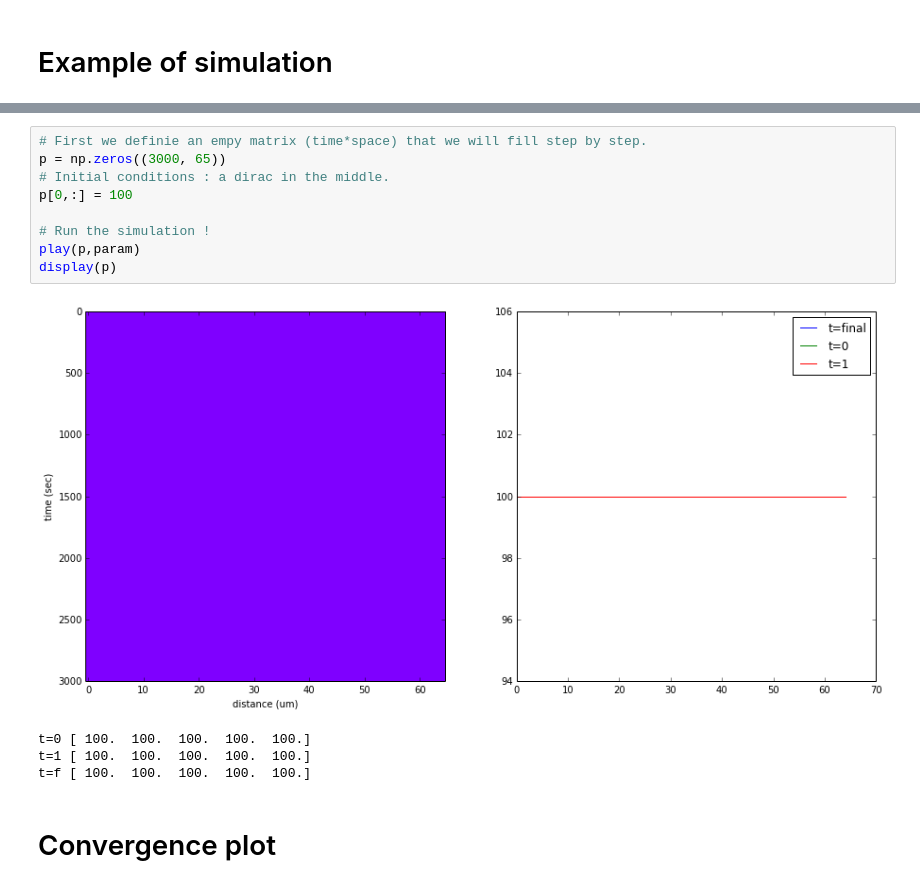
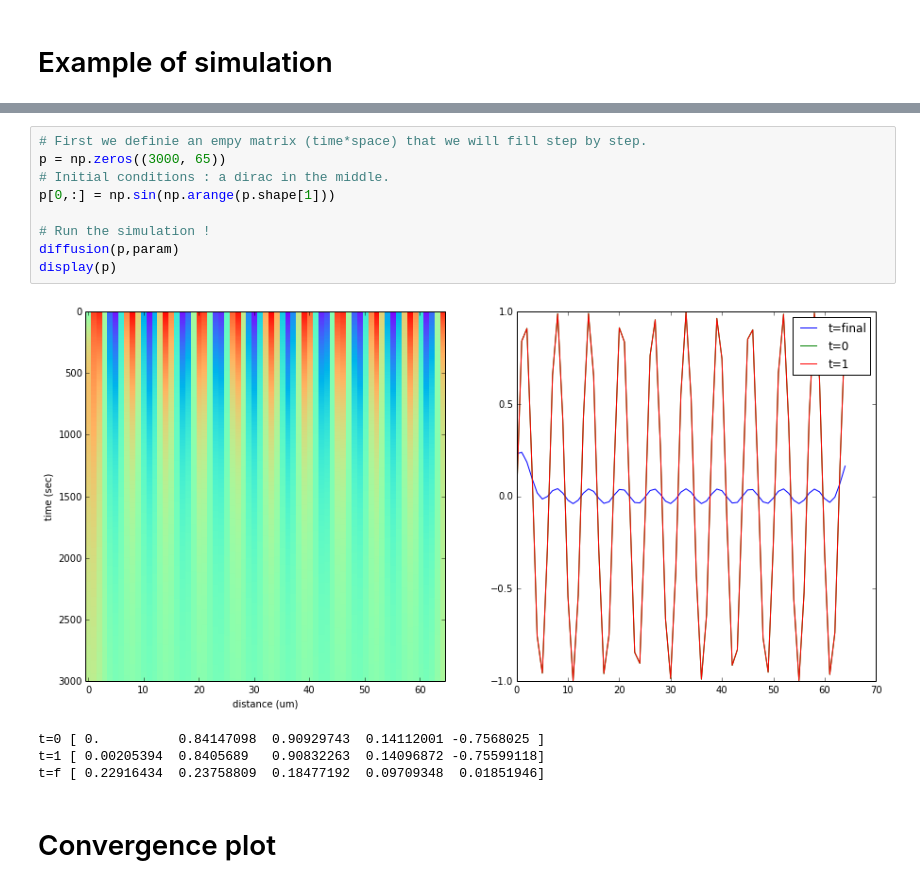
Before and after one commit to geeklhem/polarikss, a Jupyter notebook: model.ipynb, the cells around one changed output, grey strips where cells are left out. Cells and saved outputs as stored; diff of their text form.

```diff
--- a/model.ipynb
+++ b/model.ipynb
@@ -143,16 +124,16 @@ t=f [  244.93450745   464.91400061   776.68111724  1131.05156584  1423.31244265]
 # %%
 # First we definie an empy matrix (time*space) that we will fill step by step.
 p = np.zeros((3000, 65))
 # Initial conditions : a dirac in the middle.
-p[0,:] = 100
+p[0,:] = np.sin(np.arange(p.shape[1]))
 
 # Run the simulation !
-play(p,param)
+diffusion(p,param)
 display(p)
 # %% [output]
-[figure, old version]
+[figure, new version]
-t=0 [ 100.  100.  100.  100.  100.]
-t=1 [ 100.  100.  100.  100.  100.]
-t=f [ 100.  100.  100.  100.  100.]
+t=0 [ 0.          0.84147098  0.90929743  0.14112001 -0.7568025 ]
+t=1 [ 0.00205394  0.8405689   0.90832263  0.14096872 -0.75599118]
+t=f [ 0.22916434  0.23758809  0.18477192  0.09709348  0.01851946]
 # %% [markdown]
 # Convergence plot
```
Also changed, not shown: parts of 12 cells of this notebook, 1 other file.
